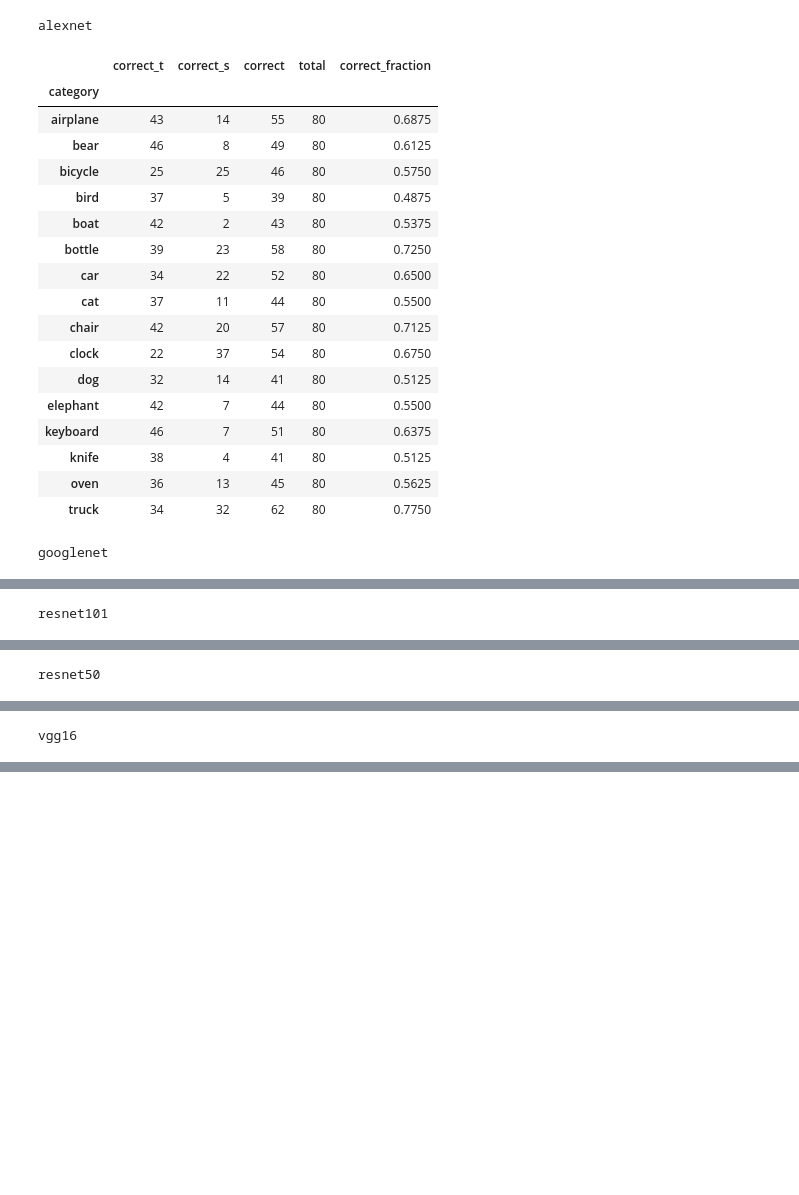
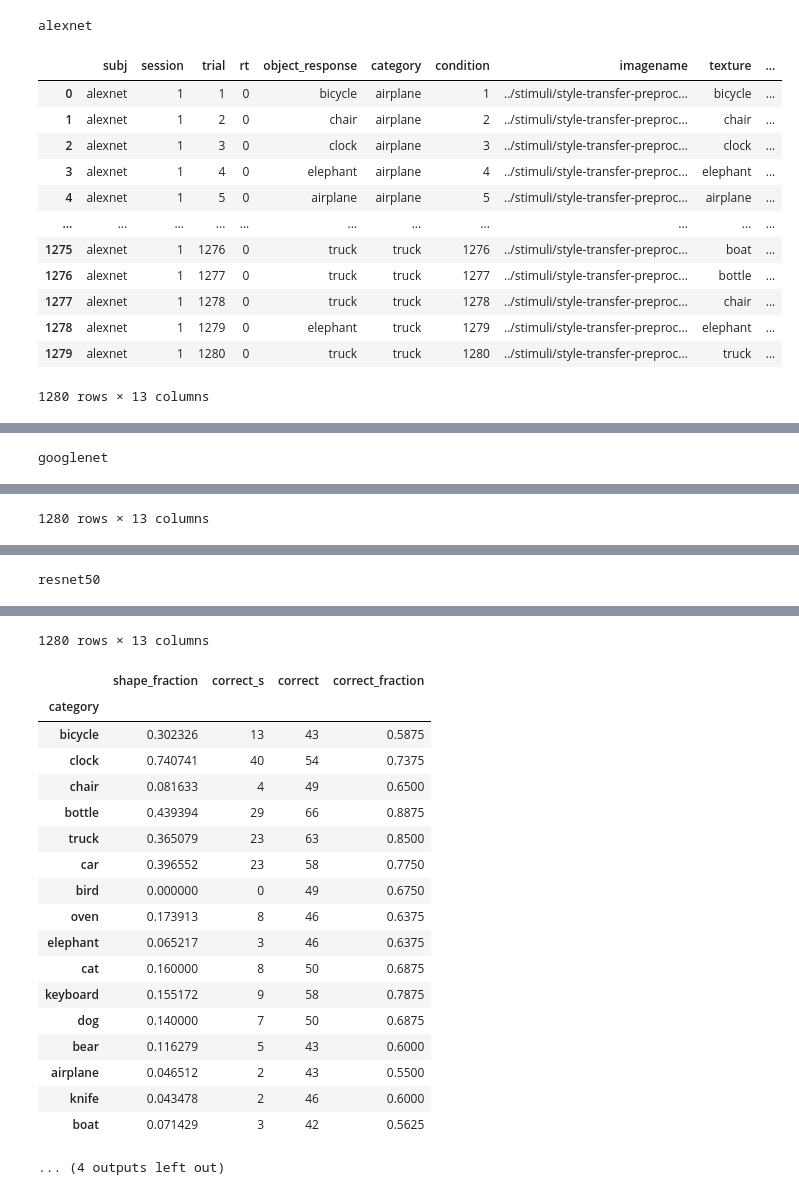
Before and after one commit to danielvangelder/texture-vs-shape, a Jupyter notebook: code/ReproduceFigures.ipynb, the cells around one changed output, grey strips where cells are left out. Saved outputs shown, nothing was run; the diff lists cells and outputs as text; code cells hidden in the pictures; blank space fills up the shorter version.

```diff
--- a/code/ReproduceFigures.ipynb
+++ b/code/ReproduceFigures.ipynb
@@ -15,60 +15,58 @@ from matplotlib.lines import Line2D
 
 def transformDataframe(frame):
 #     frame['texture'] = frame.apply (lambda row: row.imagename.split('_')[6].split('.')[0].split('-')[1].rstrip(string.digits), axis=1)
-    frame['texture'] = frame.apply (lambda row: row.imagename.split('\\')[2].split('.')[0].split('-')[1].rstrip(string.digits), axis=1)
+    frame['texture'] = frame.apply (lambda row: row.imagename.split('/')[4].split('.')[0].split('-')[1].rstrip(string.digits), axis=1)
     frame['correct_t'] = frame.apply(lambda row:  1 if row.object_response == row.texture else 0, axis=1)
     frame['correct_s'] =  frame.apply(lambda row:  1 if row.object_response == row.category else 0, axis=1)
     frame['correct'] = frame.apply(lambda row:  1 if row.correct_t == 1 or row.correct_s == 1 else 0, axis=1)
     frame['total'] = frame.apply(lambda row:  1, axis=1)
-
+    display(frame)
     return frame[['texture', 'category','correct_t', 'correct_s', 'correct', 'total']]
 # %%
 # directory = "../raw-data/style-transfer-512-nomask-experiment/"
-directory ="./results/"
+directory ="./fig4results/"
 datafiles = [f for f in listdir(directory) if isfile(join(directory, f)) and f.endswith('.csv') and 'subject' not in f]
 scatterdata = {}
+itemOrder = ['bicycle', 'clock', 'chair', 'bottle', 'truck', 'car', 'bird', 'oven', 'elephant', 'cat', 'keyboard', 'dog', 'bear', 'airplane', 'knife', 'boat' ]
+
 modelname = re.compile('experiment_(.*)_session')
 for file in datafiles:
     name = modelname.findall(file)[0]
     if name:
+        print(name)
         filedata = pd.read_csv(directory+file)
         filedata = transformDataframe(filedata)
         summed_filedata = filedata.groupby(['category']).sum()
         summed_filedata['correct_fraction'] = summed_filedata['correct'] / summed_filedata['total']
-        print(name)
-        display(summed_filedata)
         only_cue = filedata[filedata.texture != filedata.category]
         summed_only_cue = only_cue.groupby(['category']).sum()
         summed_only_cue['shape_fraction'] = summed_only_cue['correct_s'] / summed_only_cue['correct']
         summed_only_cue['texture_fraction'] = summed_only_cue['correct_t'] / summed_only_cue['correct']
-        scatterdata[name] = pd.concat([summed_only_cue[['shape_fraction', 'correct_s', 'correct']], summed_filedata[['correct_fraction']]], axis=1)
+        dataset = pd.concat([summed_only_cue[['shape_fraction', 'correct_s', 'correct']], summed_filedata[['correct_fraction']]], axis=1)
+        dataset = dataset.reindex(itemOrder)
+        display(dataset)
+        scatterdata[name] = dataset
 
 
 
 barplotdata= {}
 for name in scatterdata:
     for row in scatterdata[name].itertuples():
         if row.Index not in barplotdata:
             barplotdata[row.Index] = {}
         barplotdata[row.Index][name] = row.correct_fraction
 # %% [output]
 alexnet
-|  | correct_t | correct_s | correct | total | correct_fraction |
-| category |  |  |  |  |  |
-| airplane | 43 | 14 | 55 | 80 | 0.6875 |
-| bear | 46 | 8 | 49 | 80 | 0.6125 |
-| bicycle | 25 | 25 | 46 | 80 | 0.5750 |
-| bird | 37 | 5 | 39 | 80 | 0.4875 |
-| boat | 42 | 2 | 43 | 80 | 0.5375 |
-| bottle | 39 | 23 | 58 | 80 | 0.7250 |
-| car | 34 | 22 | 52 | 80 | 0.6500 |
-| cat | 37 | 11 | 44 | 80 | 0.5500 |
-| chair | 42 | 20 | 57 | 80 | 0.7125 |
-| clock | 22 | 37 | 54 | 80 | 0.6750 |
-| dog | 32 | 14 | 41 | 80 | 0.5125 |
-| elephant | 42 | 7 | 44 | 80 | 0.5500 |
-| keyboard | 46 | 7 | 51 | 80 | 0.6375 |
-| knife | 38 | 4 | 41 | 80 | 0.5125 |
-| oven | 36 | 13 | 45 | 80 | 0.5625 |
-| truck | 34 | 32 | 62 | 80 | 0.7750 |
+|  | subj | session | trial | rt | object_response | category | condition | imagename | texture | ... |
+| 0 | alexnet | 1 | 1 | 0 | bicycle | airplane | 1 | ../stimuli/style-transfer-preproc... | bicycle | ... |
+| 1 | alexnet | 1 | 2 | 0 | chair | airplane | 2 | ../stimuli/style-transfer-preproc... | chair | ... |
+| 2 | alexnet | 1 | 3 | 0 | clock | airplane | 3 | ../stimuli/style-transfer-preproc... | clock | ... |
+| 3 | alexnet | 1 | 4 | 0 | elephant | airplane | 4 | ../stimuli/style-transfer-preproc... | elephant | ... |
+| 4 | alexnet | 1 | 5 | 0 | airplane | airplane | 5 | ../stimuli/style-transfer-preproc... | airplane | ... |
+| ... | ... | ... | ... | ... | ... | ... | ... | ... | ... | ... |
+| 1275 | alexnet | 1 | 1276 | 0 | truck | truck | 1276 | ../stimuli/style-transfer-preproc... | boat | ... |
+| 1276 | alexnet | 1 | 1277 | 0 | truck | truck | 1277 | ../stimuli/style-transfer-preproc... | bottle | ... |
+| 1277 | alexnet | 1 | 1278 | 0 | truck | truck | 1278 | ../stimuli/style-transfer-preproc... | chair | ... |
+| 1278 | alexnet | 1 | 1279 | 0 | elephant | truck | 1279 | ../stimuli/style-transfer-preproc... | elephant | ... |
+| 1279 | alexnet | 1 | 1280 | 0 | truck | truck | 1280 | ../stimuli/style-transfer-preproc... | truck | ... |
-googlenet
+1280 rows × 13 columns
@@ -93 +91 @@ googlenet
-resnet101
+googlenet
@@ -112 +104 @@ resnet101
-resnet50
+1280 rows × 13 columns
@@ -131 +123 @@ resnet50
-vgg16
+resnet50
@@ -150,3 +136,23 @@ vgg16
+1280 rows × 13 columns
+|  | shape_fraction | correct_s | correct | correct_fraction |
+| category |  |  |  |  |
+| bicycle | 0.302326 | 13 | 43 | 0.5875 |
+| clock | 0.740741 | 40 | 54 | 0.7375 |
+| chair | 0.081633 | 4 | 49 | 0.6500 |
+| bottle | 0.439394 | 29 | 66 | 0.8875 |
+| truck | 0.365079 | 23 | 63 | 0.8500 |
+| car | 0.396552 | 23 | 58 | 0.7750 |
+| bird | 0.000000 | 0 | 49 | 0.6750 |
+| oven | 0.173913 | 8 | 46 | 0.6375 |
+| elephant | 0.065217 | 3 | 46 | 0.6375 |
+| cat | 0.160000 | 8 | 50 | 0.6875 |
+| keyboard | 0.155172 | 9 | 58 | 0.7875 |
+| dog | 0.140000 | 7 | 50 | 0.6875 |
+| bear | 0.116279 | 5 | 43 | 0.6000 |
+| airplane | 0.046512 | 2 | 43 | 0.5500 |
+| knife | 0.043478 | 2 | 46 | 0.6000 |
+| boat | 0.071429 | 3 | 42 | 0.5625 |
+... (4 outputs left out)
 # %%
 fig = plt.figure(figsize=(10,8))
 spec2 = fig.add_gridspec(16, 16)
```
Also changed, not shown: parts of 2 cells of this notebook, 14 other files.
